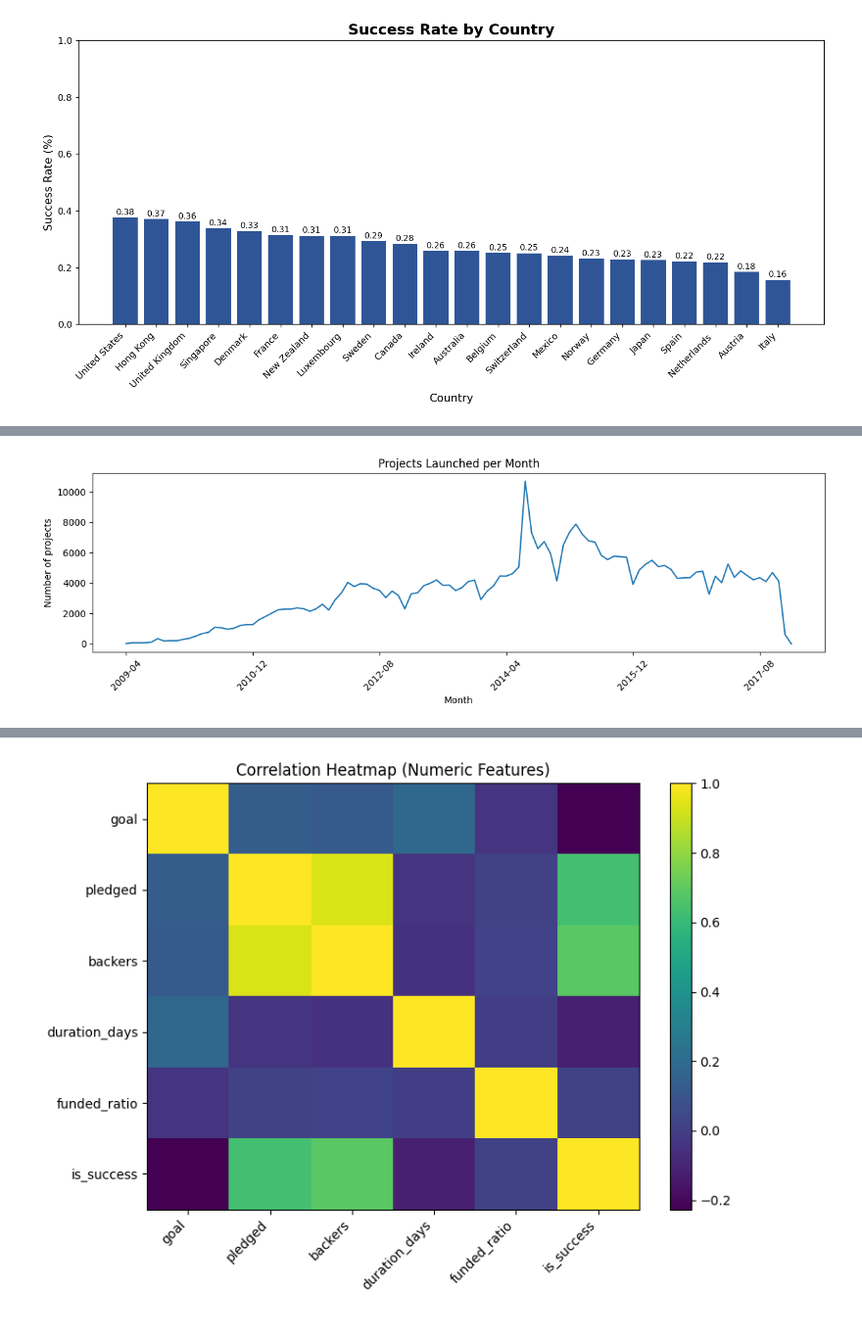
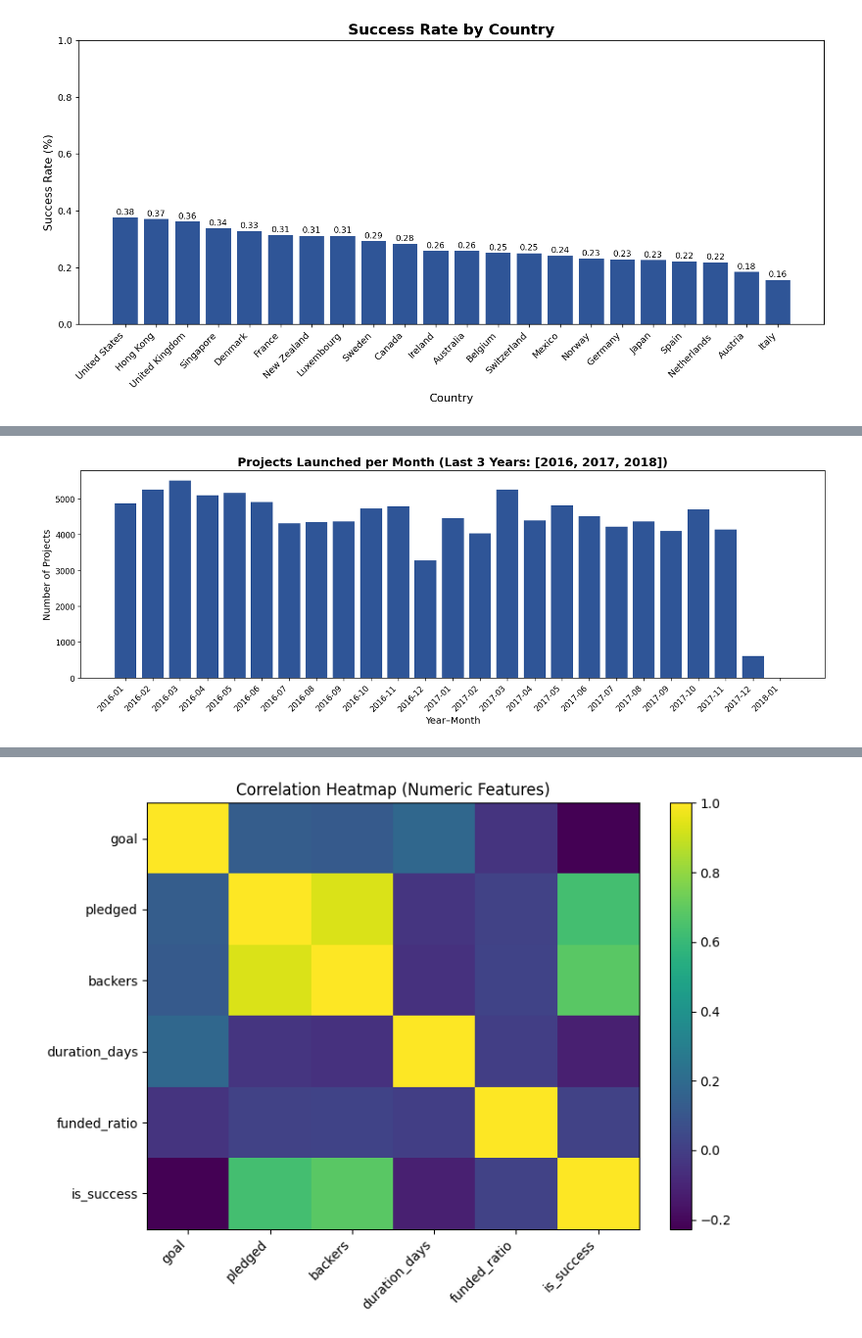
Before and after one commit to EmnaZayaniEsprit/ds-ml-project-template, a Jupyter notebook: EDA-and-modeling.ipynb, the cells around one changed output, grey strips where cells are left out. Shown at 98% size. Drawn from its saved outputs; the diff is of its cells as text; code cells hidden in the pictures.

```diff
--- a/EDA-and-modeling.ipynb
+++ b/EDA-and-modeling.ipynb
@@ -481,15 +478,26 @@ plt.show()
 # %%
-# D) Projects launched over time (monthly)
-df["launch_ym"] = df["launched"].dt.to_period("M").astype(str)
-monthly_projects = df.dropna(subset=["launched"]).groupby("launch_ym").size()
+# Convert to datetime
+df["launched"] = pd.to_datetime(df["launched"], errors="coerce")
 
-plt.figure(figsize=(12,4))
-monthly_projects.plot()
-plt.title("Projects Launched per Month")
-plt.xlabel("Month")
-plt.ylabel("Number of projects")
-plt.xticks(rotation=45)
+# Keep only last 3 years
+years_to_keep = sorted(df["launched"].dt.year.unique())[-3:]
+df_small = df[df["launched"].dt.year.isin(years_to_keep)]
+
+# Create Year-Month column
+df_small["launch_ym"] = df_small["launched"].dt.to_period("M").astype(str)
+
+# Count projects
+monthly_projects = df_small.groupby("launch_ym").size()
+
+# Plot
+plt.figure(figsize=(14,5), dpi=120)
+plt.bar(monthly_projects.index, monthly_projects.values, color="#2F5597")
+
+plt.title(f"Projects Launched per Month (Last 3 Years: {years_to_keep})", fontsize=15, fontweight="bold")
+plt.xlabel("Year–Month", fontsize=12)
+plt.ylabel("Number of Projects", fontsize=12)
+plt.xticks(rotation=45, ha="right")
 plt.tight_layout()
 plt.show()
 # %% [output]
-[figure, old version]
+[figure, new version]
```
Also changed, not shown: parts of 26 cells of this notebook, 1 other file.
